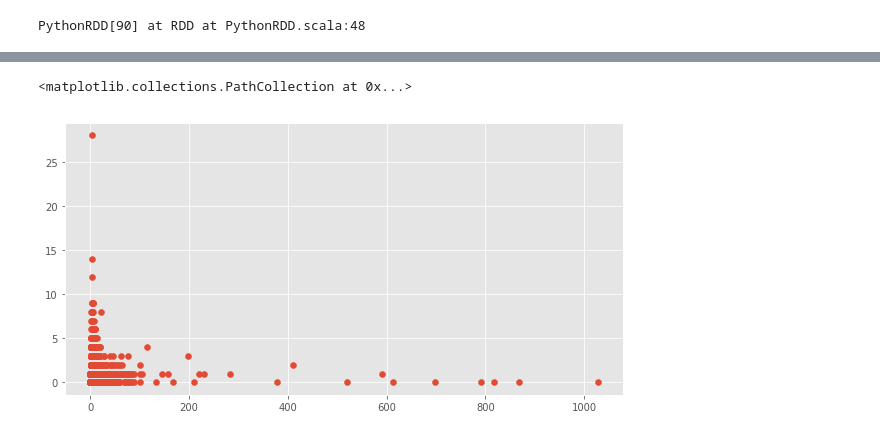
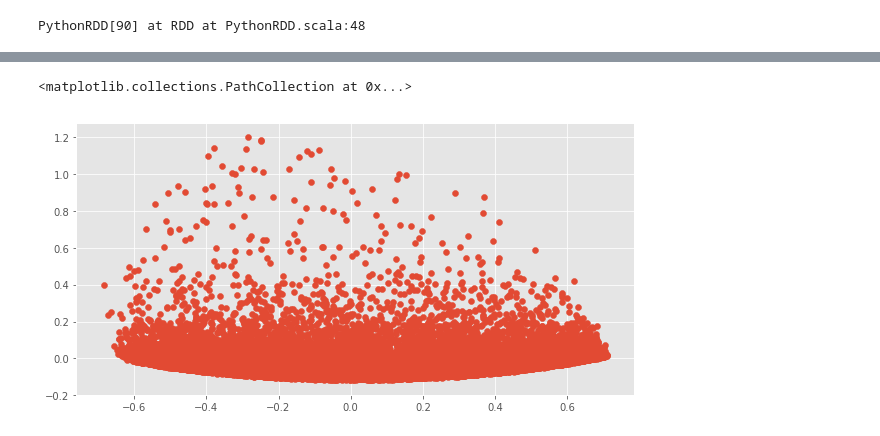
Before and after one commit to DiegoPerezCaa/TFM_QualitySession, a Jupyter notebook: dataTesting/Prueba2_ML_clustering.ipynb, the cells around one changed output, grey strips where cells are left out. Saved outputs shown, nothing was run; the diff lists cells and outputs as text; code cells hidden in the pictures.

```diff
--- a/dataTesting/Prueba2_ML_clustering.ipynb
+++ b/dataTesting/Prueba2_ML_clustering.ipynb
@@ -420,3 +417,11 @@ dd.head()
+# %%
+# Normalizamos los datos
+import pandas as pd
+from sklearn import preprocessing
+dd = pd.read_csv('../../Archivos_tfm/dataTesting/df_prueba.csv', index_col=0)
+dd_norm = preprocessing.normalize((dd[dd.columns[1:20]]))
+dd_norm = pd.DataFrame(data=dd_norm, columns= [dd.columns[1:20]])
+dd_norm['ID'],dd_norm['Y'] = dd['ID'],dd['Y']
 # %%
 import plotly.offline as py
 import plotly.graph_objs as go
@@ -495,0 +430,9 @@ dd_cluster
+# %%
+# Reducimos dimensionalidad
+model = pca.PCA(n_components=2)
+dd_sample = (dd_norm[dd_norm.columns[1:21]])
+y_sample = dd_sample['Y']
+features_sample = dd_sample[dd_sample.columns[0:18]]
+features_pca=model.fit_transform(features_sample)
+# %%
+df = pd.DataFrame(data=features_pca, columns=['feature1','feature2'])
@@ -496,6 +453,6 @@ dd_cluster
 # %%
 f, ax = plt.subplots(figsize = (10,5))
-plt.scatter(dd['avgTimePage2'],dd['uniqueVisitsPage3'])
+plt.scatter(df['feature1'],df['feature2'])
 # %% [output]
 <matplotlib.collections.PathCollection at 0x...>
-[figure, old version]
+[figure, new version]
```
Also changed, not shown: parts of 29 cells of this notebook.
